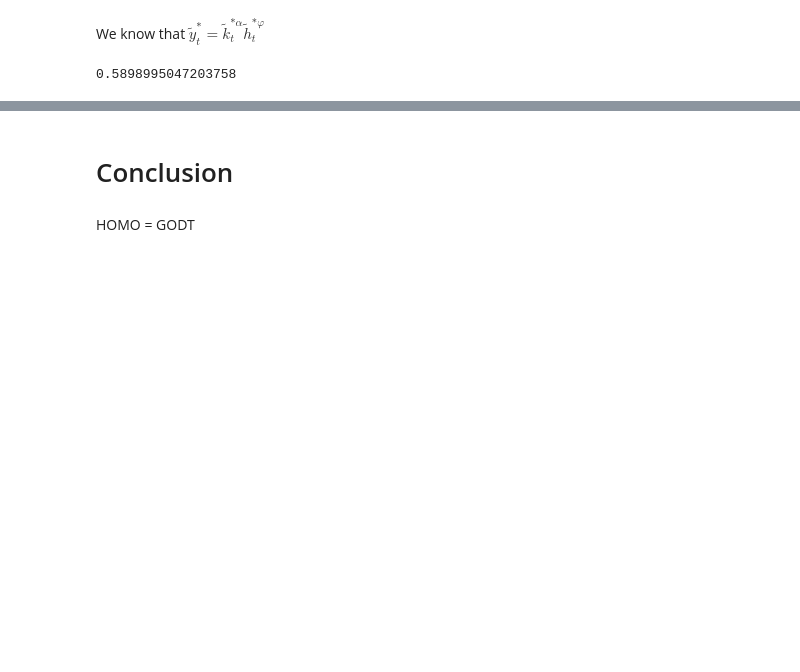
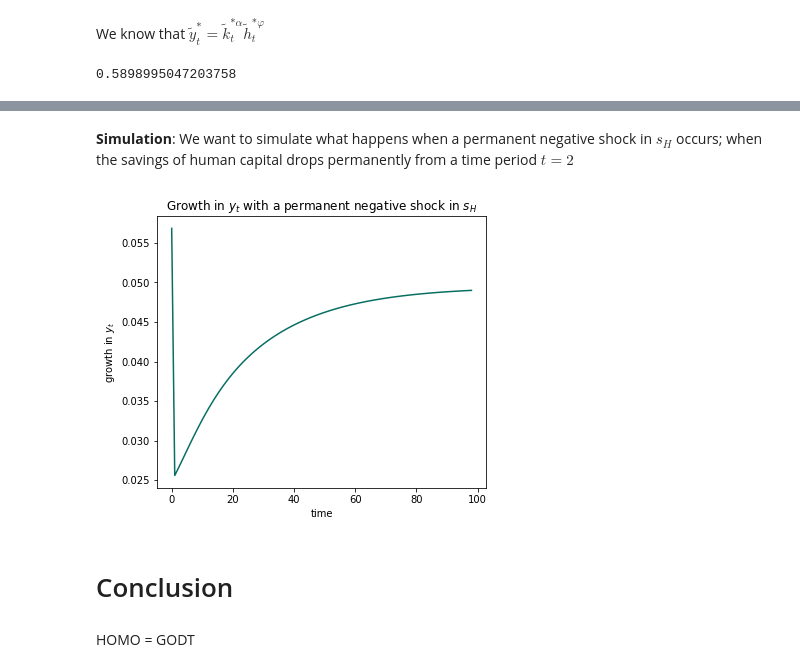
Before and after one commit to NumEconCopenhagen/projects-2020-matrixgymnasterne, a Jupyter notebook: modelproject/modelproject.ipynb, the cells around one changed output, grey strips where cells are left out. Saved outputs shown, nothing was run; the diff lists cells and outputs as text; code cells hidden in the pictures; blank space fills up the shorter version.

```diff
--- a/modelproject/modelproject.ipynb
+++ b/modelproject/modelproject.ipynb
@@ -295,3 +292,64 @@ solve((1-sk-x)*((sk**alpha*x**(1-alpha))/(n+g+n*g+delta))**(alpha/(1-alpha-phi))
+# %% [markdown]
+**Simulation**: We want to simulate what happens when a permanent negative shock in $s_H$ occurs; when the savings of human capital drops permanently from a time period $t=2$
+# %%
+delta1 = 0.05
+A0, K0, H0, L0, Y0 = 1, 1, 1, 1, 1
+
+Lt = (1+n)
+
+Yt = K0**alpha*H0**phi*A0**(1-alpha-phi)
+
+growthyt = []
+
+for i in range(100):
+    #A shock permanent shock to sh from period 2
+    if i <= 1:
+        sh=0.2
+    else:
+        sh=0.1
+
+    #Y func in previous period
+    Ytm1 = Yt
+
+    #K func
+    Kt=sk*Ytm1+(1-delta1)*K0
+    K0=Kt
+
+    #H func
+    Ht = sh*Ytm1+(1-delta)*H0
+    H0=Ht
+
+    #A func
+    At = (1+g)*A0
+    A0=At
+
+    #L func
+    Ltm1 = Lt
+    Lt = (1+n)*L0
+    L0=Lt
+
+    #Y func in current period
+    Yt=Kt**alpha*Ht**phi*At
+
+    #y func in previous period
+    ytm1 = 0
+    ytm1 = Ytm1/Ltm1
+
+    #y func in current period
+    yt = Yt/Lt
+
+    #we calculate the growth in yt using log
+    growthyt.append(np.log(yt)-np.log(ytm1))
+
+
+fig = plt.figure(figsize=(13,5))
+ax = fig.add_subplot(1,2,1)
+ax.plot(growthyt[1:], color='#076e62') #We discard the first growth rate since ytm1 doesn't have a well defined value for period 0
+ax.set_xlabel(r'time')
+ax.set_ylabel(r'growth in $y_t$')
+ax.set_title('Growth in $y_t$ with a permanent negative shock in $s_H$');
+# %% [output]
+[figure, added]
 # %% [markdown]
 # Conclusion
 # %% [markdown]
```
Also changed, not shown: parts of 4 cells of this notebook.
